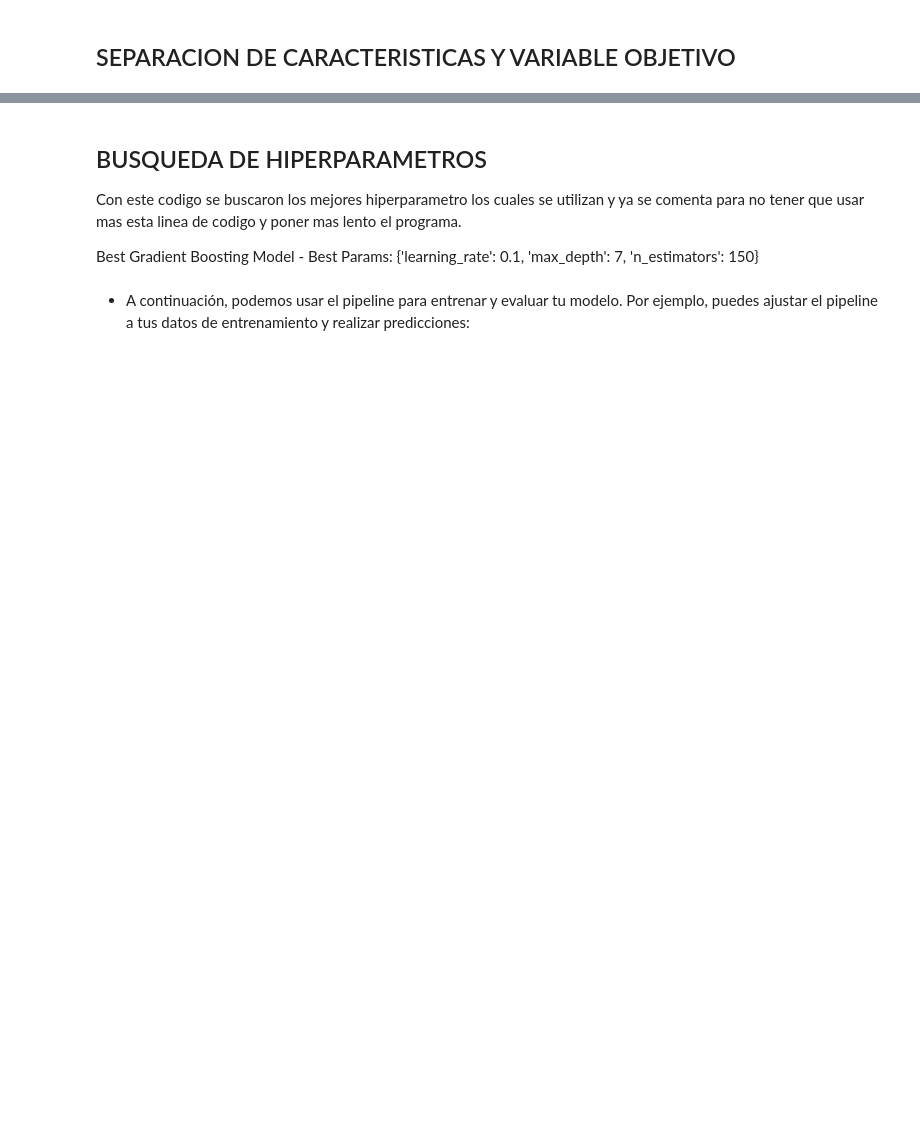
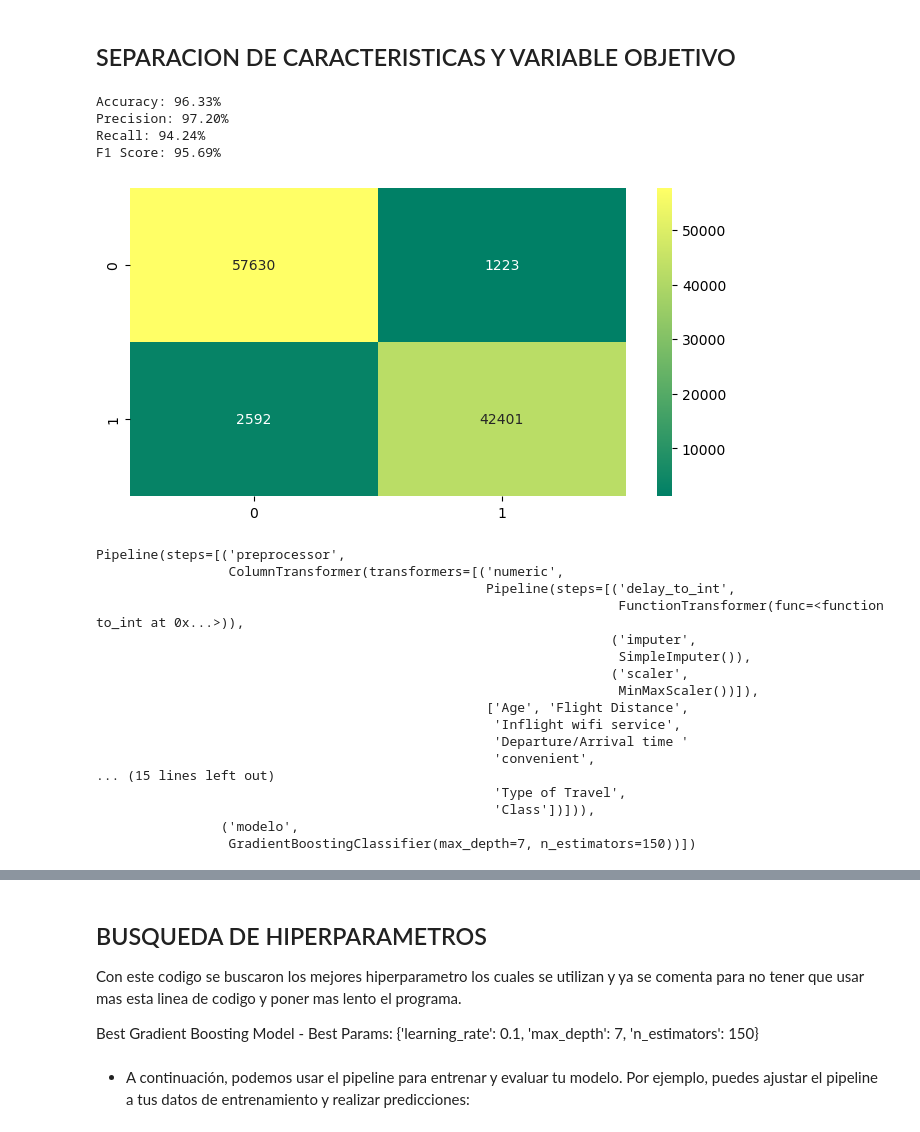
Before and after one commit to AI-School-F5-P2/F5_airlines, a Jupyter notebook: airline_main/main.ipynb, the cells around one changed output, grey strips where cells are left out. Cells and saved outputs as stored; diff of their text form; code cells hidden in the pictures; blank space fills up the shorter version.

Commit message:
se pasa a validacion cruzada

```diff
--- a/airline_main/main.ipynb
+++ b/airline_main/main.ipynb
@@ -222,7 +235,7 @@ df.describe()
 | 75% | 51.000000 | 1743.000000 | 4.000000 | 4.000000 | 4.000000 | ... |
 | max | 85.000000 | 4983.000000 | 5.000000 | 5.000000 | 5.000000 | ... |
 # %%
-var_numericas = ["Age","Flight Distance","Inflight wifi service","Departure/Arrival time convenient",	"Ease of Online booking",
+num_cols = ["Age","Flight Distance","Inflight wifi service","Departure/Arrival time convenient",	"Ease of Online booking",
                  "Gate location",	"Food and drink",	"Online boarding",	"Seat comfort",	"Inflight entertainment",	"On-board service",
                  "Leg room service",	"Baggage handling",	"Checkin service",	"Inflight service",	"Cleanliness",	"Departure Delay in Minutes",
                  "Arrival Delay in Minutes"]
@@ -333,9 +346,9 @@ plt.show()
 # %% [markdown]
 ### Revisamos cuantas y cuales columnas categoricas hay
 # %%
-var_categoricas =[column for column, count in dict(df.nunique()).items()
+cat_cols =[column for column, count in dict(df.nunique()).items()
              if (df[column].dtype=="O") & (count<10)]
-var_categoricas
+cat_cols
 # %% [output]
 ['Gender', 'Customer Type', 'Type of Travel', 'Class', 'satisfaction']
 # %% [markdown]
@@ -493,0 +429,10 @@ def model_prediction(model):
+# %%
+# Función para convertir a int
+def to_int(series):
+    return series.astype(int)
+# %%
+# Función para convertir a Camel Case
+def camel_case(text):
+    words = text.split()
+    camel_case_text = ''.join([word.capitalize() for word in words])
+    return camel_case_text
@@ -542,13 +578,33 @@ preprocessor = ColumnTransformer(
 # %%
 # Definir los mejores parámetros (estos parametros se definieron ya habiendo corrido
 # la sigueinte linea de cosigo que buscaron los mejores parametros)
 best_params = {'learning_rate': 0.1, 'max_depth': 7, 'n_estimators': 150}
 
 # Crear un modelo de Gradient Boosting con los mejores parámetros
 gb_model = GradientBoostingClassifier(**best_params)
 
-# Crear el pipeline que combina el preprocesador y el modelo.
-pipeline = Pipeline(steps=[
-    ('preprocessor', preprocessor),
-    ('gradient_boosting', gb_model)
-])
+# Realizar validación cruzada
+model_pred(gb_model, flag=True)
+# %% [output]
+Accuracy: 96.33%
+Precision: 97.20%
+Recall: 94.24%
+F1 Score: 95.69%
+[figure, added]
+Pipeline(steps=[('preprocessor',
+                 ColumnTransformer(transformers=[('numeric',
+                                                  Pipeline(steps=[('delay_to_int',
+                                                                   FunctionTransformer(func=<function to_int at 0x...>)),
+                                                                  ('imputer',
+                                                                   SimpleImputer()),
+                                                                  ('scaler',
+                                                                   MinMaxScaler())]),
+                                                  ['Age', 'Flight Distance',
+                                                   'Inflight wifi service',
+                                                   'Departure/Arrival time '
+                                                   'convenient',
+... (15 lines left out)
+                                                   'Type of Travel',
+                                                   'Class'])])),
+                ('modelo',
+                 GradientBoostingClassifier(max_depth=7, n_estimators=150))])
```
Also changed, not shown: parts of 52 cells of this notebook, 7 other files.
